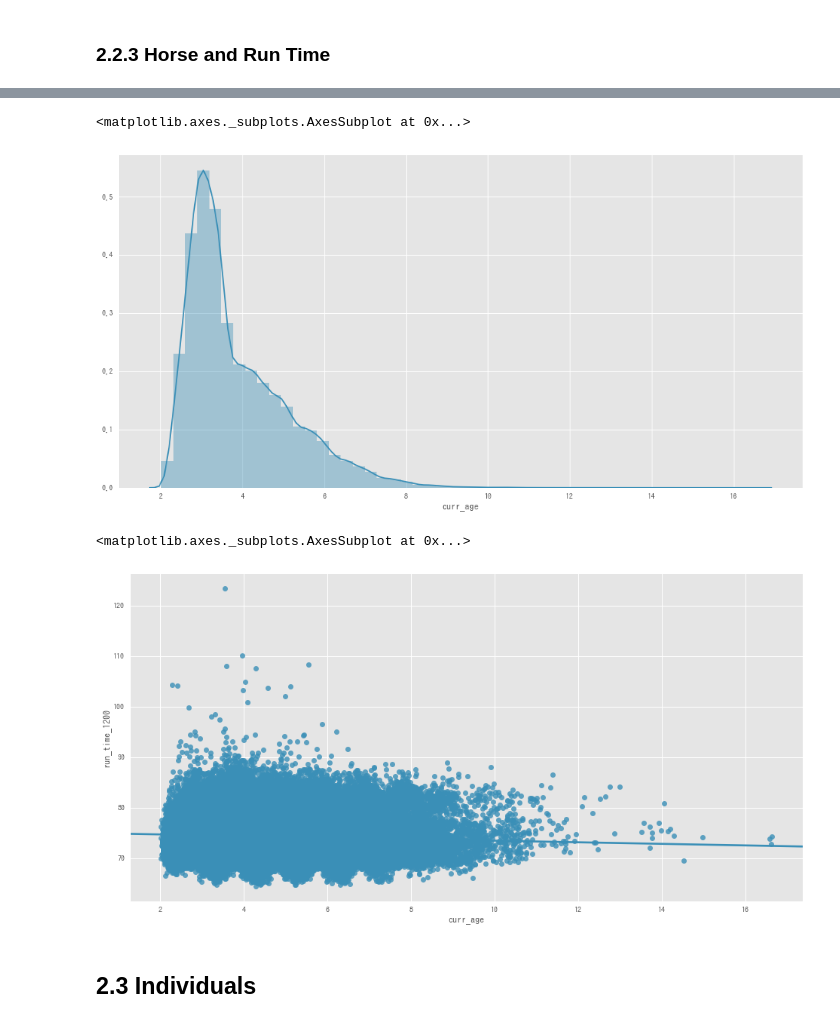
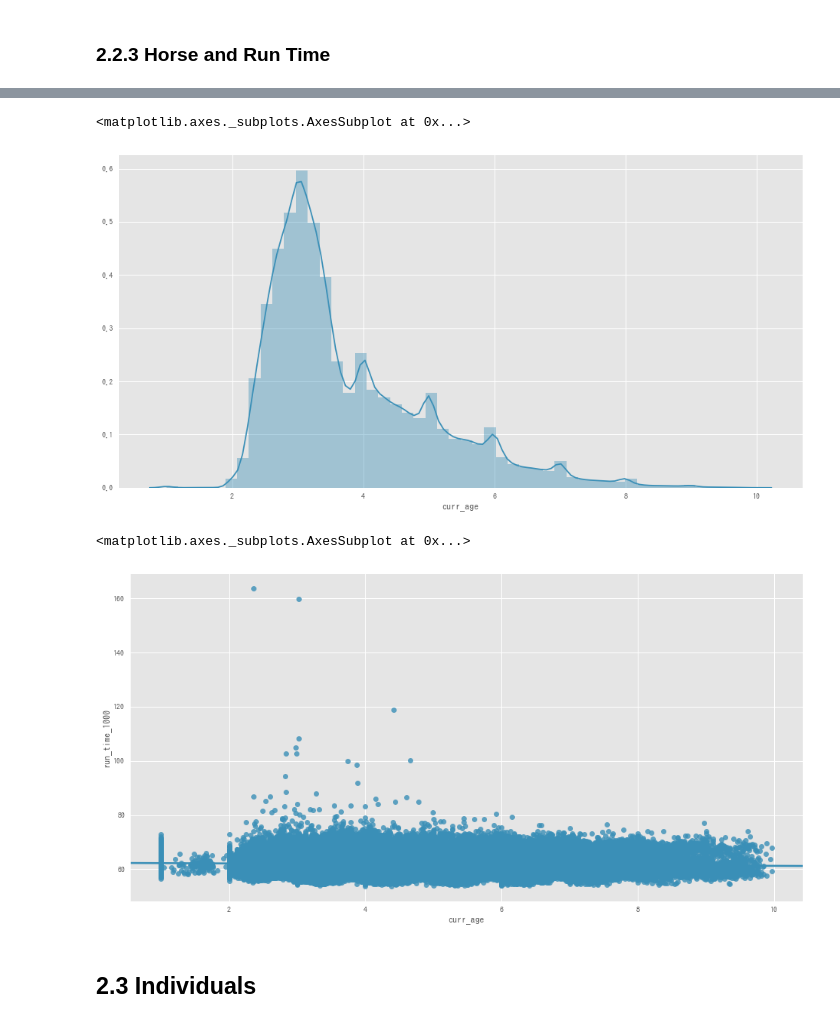
Before and after one commit to terryluzj/ba-fyp-sports-analytics, a Jupyter notebook: analysis/descriptive.ipynb, the cells around one changed output, grey strips where cells are left out. Drawn from its saved outputs; the diff is of its cells as text; code cells hidden in the pictures.

```diff
--- a/analysis/descriptive.ipynb
+++ b/analysis/descriptive.ipynb
@@ -12,8 +12,11 @@ import statsmodels.api as sm
 
 def parse_time_value(time_string):
     # Parse the time string value and interpret it in seconds
-    time_split = time_string.split(':')
-    return int(time_split[0]) * 60.0 + float(time_split[1])
+    try:
+        time_split = time_string.split(':')
+        return int(time_split[0]) * 60.0 + float(time_split[1])
+    except AttributeError:
+        return time_string
 
 # Set some specs for plotting
 %matplotlib inline
@@ -185,5 +188,10 @@ horse_race = race_df.merge(horse_df, left_on='horse', right_on='horse_name')
 horse_race['run_date'] = horse_race['run_date'].str.cat(horse_race['time'], sep=' ').apply(lambda x: pd.Timestamp(x))
 horse_race['date_of_birth'] = horse_race['date_of_birth'].apply(lambda x: pd.Timestamp('-'.join(re.findall(r'\d+', x))))
 horse_race['curr_age'] = horse_race['run_date'].subtract(horse_race['date_of_birth']).dt.days / 365.0
+
+# Replace abnormal age value by the original sex/age string
+ori_age = horse_race['sex_age'].apply(lambda string: float(string[1]))
+age_diff = horse_race['curr_age'] - ori_age
+horse_race.loc[abs(age_diff) > 1, 'curr_age'] = ori_age
 horse_race.sample(n=5).T
 # %% [output]
@@ -209,13 +217,13 @@ horse_race.sample(n=5).T
 sns.distplot(horse_race['curr_age'], color='#3A8FB7')
 # %% [output]
 <matplotlib.axes._subplots.AxesSubplot at 0x...>
-[figure, old version]
+[figure, new version]
 # %%
-horse_race['run_time_1200'] = horse_race['run_time'] / (horse_race['distance'] / 1200)
-sns.regplot(x='curr_age', y='run_time_1200', data=horse_race, color='#3A8FB7')
+horse_race['run_time_1000'] = horse_race['run_time'] / (horse_race['distance'] / 1000)
+sns.regplot(x='curr_age', y='run_time_1000', data=horse_race, color='#3A8FB7')
 # %% [output]
 <matplotlib.axes._subplots.AxesSubplot at 0x...>
-[figure, old version]
+[figure, new version]
 # %% [markdown]
 ## 2.3 Individuals
 # %%
```
Also changed, not shown: parts of 15 cells of this notebook, 1 other file.
